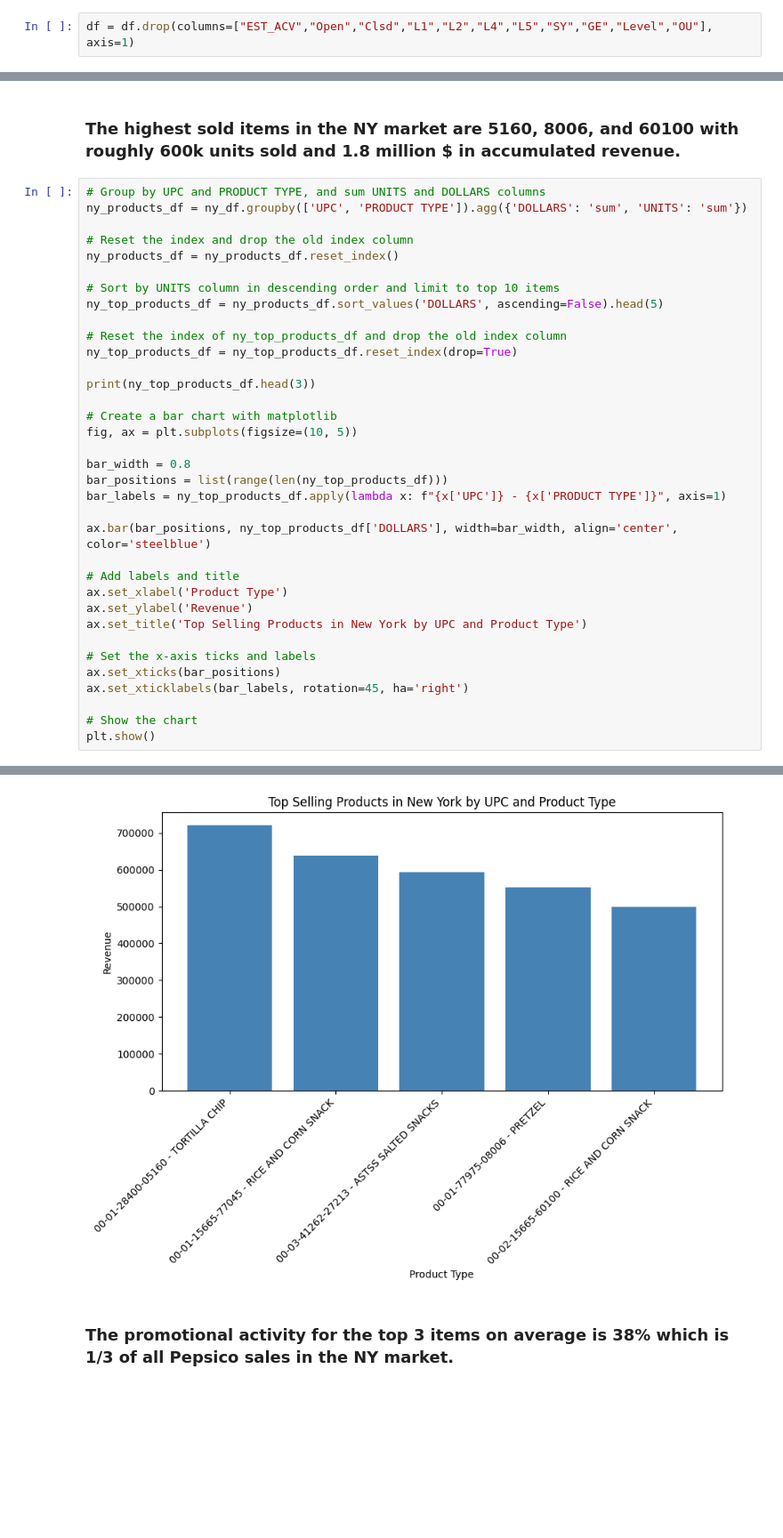
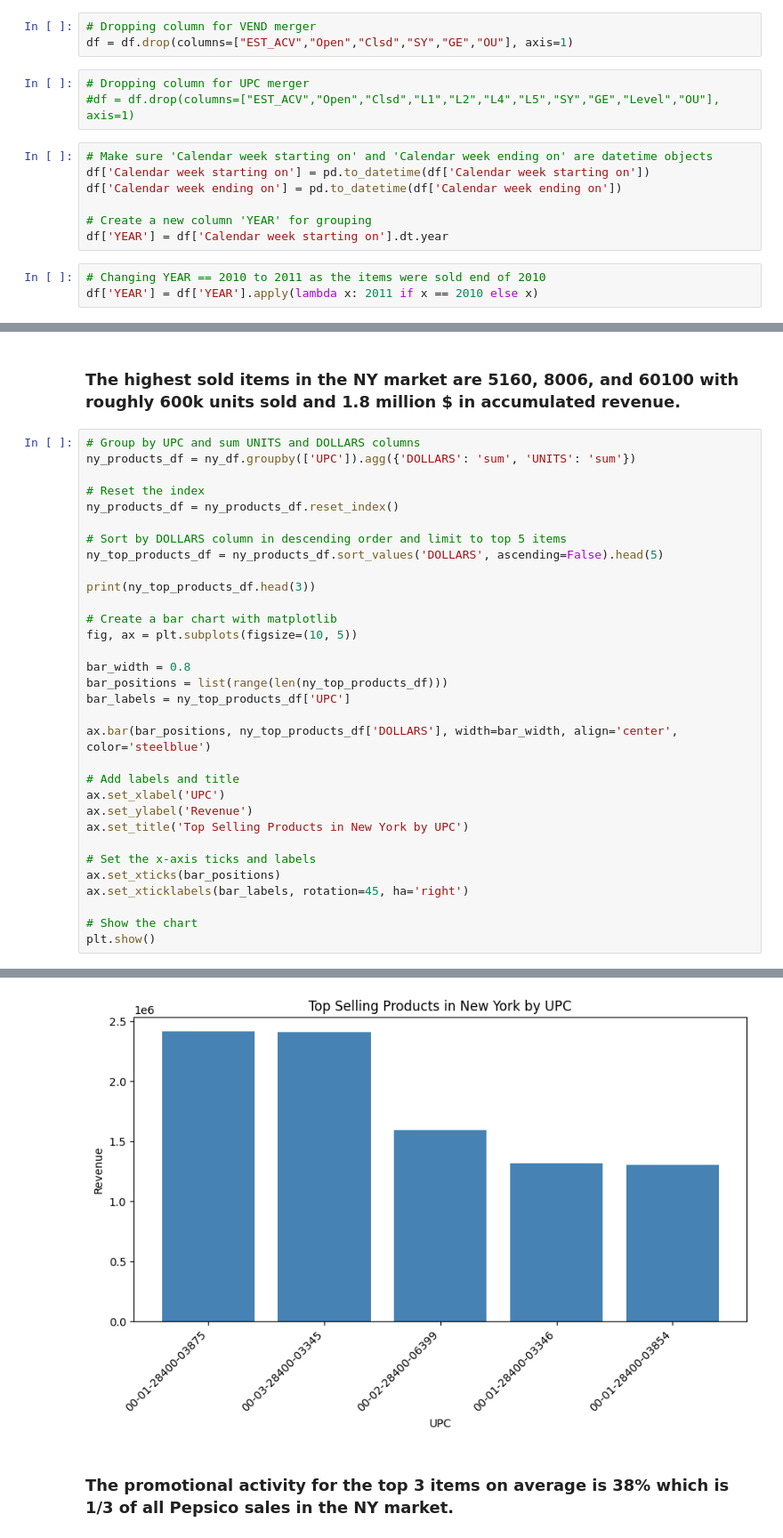
Before and after one commit to mistermakc/big-data-kpis, a Jupyter notebook: analysis/analysis.ipynb, the cells around one changed output, grey strips where cells are left out. Shown at 89% size. Saved outputs shown, nothing was run; the diff lists cells and outputs as text; blank space fills up the shorter version.

```diff
--- a/analysis/analysis.ipynb
+++ b/analysis/analysis.ipynb
@@ -330,3 +344,17 @@ PR           int64
 dtype: object
+# %%
+# Dropping column for VEND merger
+df = df.drop(columns=["EST_ACV","Open","Clsd","SY","GE","OU"], axis=1)
 # %%
-df = df.drop(columns=["EST_ACV","Open","Clsd","L1","L2","L4","L5","SY","GE","Level","OU"], axis=1)
+# Dropping column for UPC merger
+#df = df.drop(columns=["EST_ACV","Open","Clsd","L1","L2","L4","L5","SY","GE","Level","OU"], axis=1)
+# %%
+# Make sure 'Calendar week starting on' and 'Calendar week ending on' are datetime objects
+df['Calendar week starting on'] = pd.to_datetime(df['Calendar week starting on'])
+df['Calendar week ending on'] = pd.to_datetime(df['Calendar week ending on'])
+
+# Create a new column 'YEAR' for grouping
+df['YEAR'] = df['Calendar week starting on'].dt.year
+# %%
+# Changing YEAR == 2010 to 2011 as the items were sold end of 2010
+df['YEAR'] = df['YEAR'].apply(lambda x: 2011 if x == 2010 else x)
@@ -488,17 +546,14 @@ Chain110  240666.00  190804
 # %% [markdown]
 ### The highest sold items in the NY market are 5160, 8006, and 60100 with roughly 600k units sold and 1.8 million $ in accumulated revenue.
 # %%
-# Group by UPC and PRODUCT TYPE, and sum UNITS and DOLLARS columns
-ny_products_df = ny_df.groupby(['UPC', 'PRODUCT TYPE']).agg({'DOLLARS': 'sum', 'UNITS': 'sum'})
+# Group by UPC and sum UNITS and DOLLARS columns
+ny_products_df = ny_df.groupby(['UPC']).agg({'DOLLARS': 'sum', 'UNITS': 'sum'})
 
-# Reset the index and drop the old index column
+# Reset the index
 ny_products_df = ny_products_df.reset_index()
 
-# Sort by UNITS column in descending order and limit to top 10 items
+# Sort by DOLLARS column in descending order and limit to top 5 items
 ny_top_products_df = ny_products_df.sort_values('DOLLARS', ascending=False).head(5)
-
-# Reset the index of ny_top_products_df and drop the old index column
-ny_top_products_df = ny_top_products_df.reset_index(drop=True)
 
 print(ny_top_products_df.head(3))
 
@@ -507,14 +562,14 @@ fig, ax = plt.subplots(figsize=(10, 5))
 
 bar_width = 0.8
 bar_positions = list(range(len(ny_top_products_df)))
-bar_labels = ny_top_products_df.apply(lambda x: f"{x['UPC']} - {x['PRODUCT TYPE']}", axis=1)
+bar_labels = ny_top_products_df['UPC']
 
 ax.bar(bar_positions, ny_top_products_df['DOLLARS'], width=bar_width, align='center', color='steelblue')
 
 # Add labels and title
-ax.set_xlabel('Product Type')
+ax.set_xlabel('UPC')
 ax.set_ylabel('Revenue')
-ax.set_title('Top Selling Products in New York by UPC and Product Type')
+ax.set_title('Top Selling Products in New York by UPC')
 
 # Set the x-axis ticks and labels
 ax.set_xticks(bar_positions)
@@ -530,4 +585,4 @@ plt.show()
-[figure, old version]
+[figure, new version]
 # %% [markdown]
 ### The promotional activity for the top 3 items on average is 38% which is 1/3 of all Pepsico sales in the NY market.
 # %%
```
Also changed, not shown: parts of 24 cells of this notebook, 1 other file.
